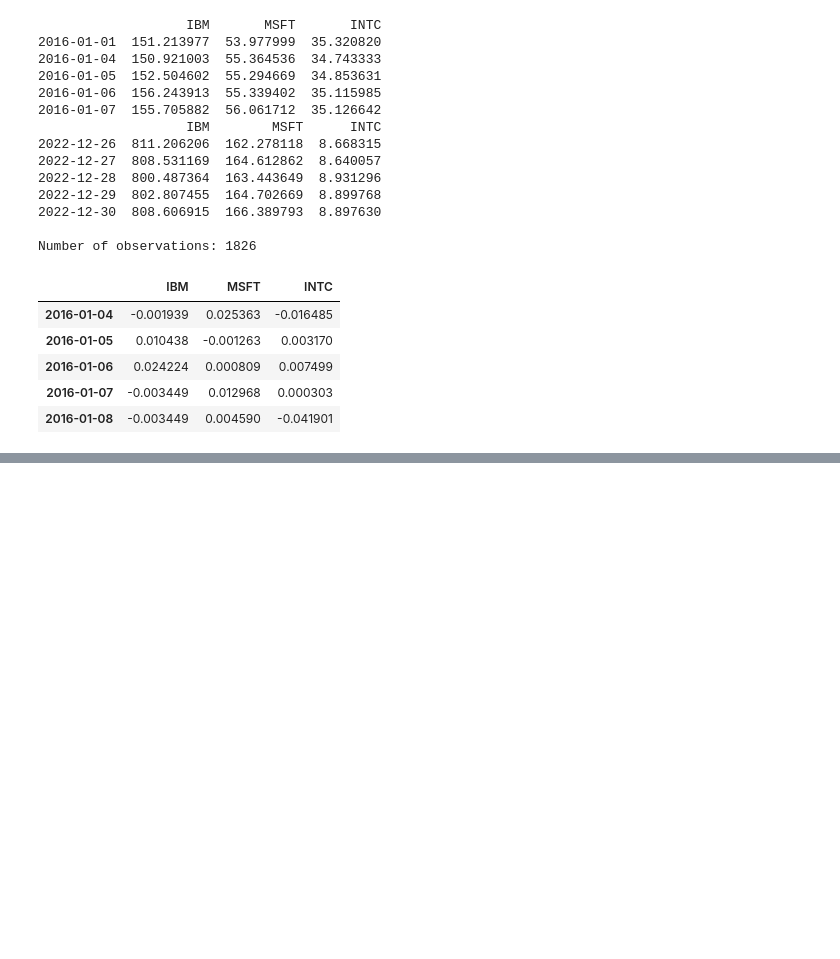
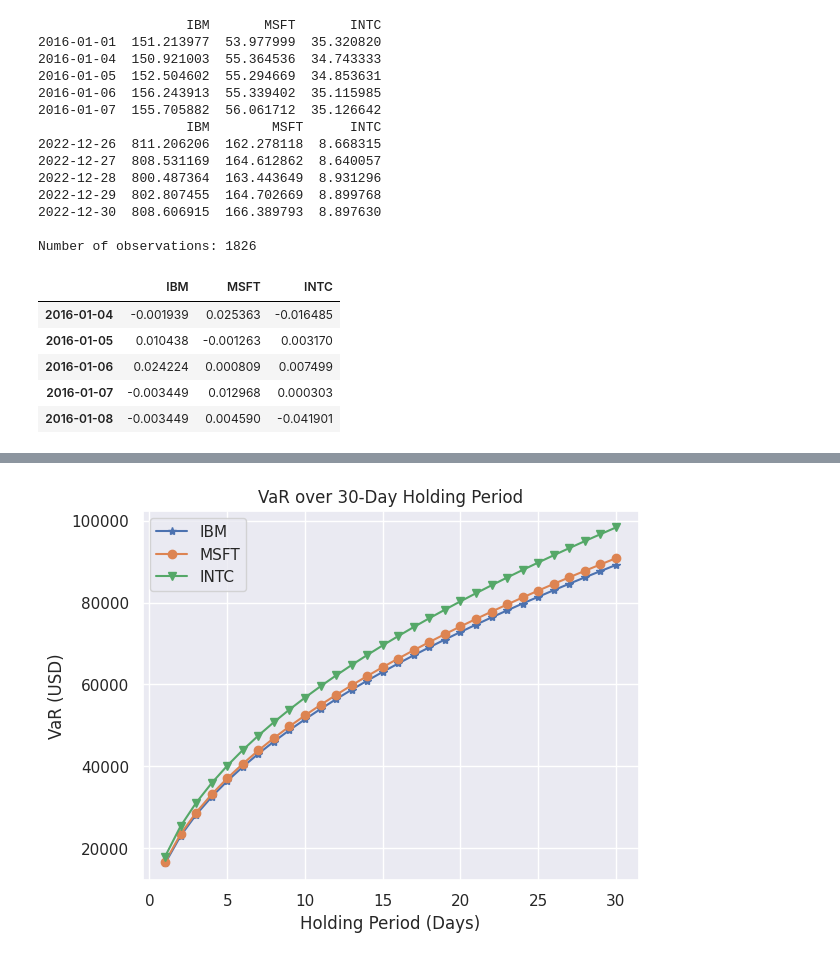
Before and after one commit to rifat01-rahman/Timse_Series_forecasting-, a Jupyter notebook: Chapter_1_Fundamentals_of_Risk_Management.ipynb, the cells around one changed output, grey strips where cells are left out. Saved outputs shown, nothing was run; the diff lists cells and outputs as text; code cells hidden in the pictures; blank space fills up the shorter version.

```diff
--- a/Chapter_1_Fundamentals_of_Risk_Management.ipynb
+++ b/Chapter_1_Fundamentals_of_Risk_Management.ipynb
@@ -2629,0 +2723,75 @@ stocks_returns.head( )
+# %%
+
+
+# --------------------------------------------------
+# 1. Set the time horizon
+# --------------------------------------------------
+
+time_horizon = 30
+
+
+# --------------------------------------------------
+# 2. Calculate VaR for each holding period
+# --------------------------------------------------
+
+var_horizon = []
+
+for stock_var in VaR_param:
+
+    for day in range(1, time_horizon + 1):
+
+        # Square-root-of-time rule
+        var = stock_var * np.sqrt(day)
+
+        var_horizon.append(var)
+
+
+# --------------------------------------------------
+# 3. Separate VaR values for each stock
+# --------------------------------------------------
+
+var_ibm = var_horizon[0:30]
+
+var_msft = var_horizon[30:60]
+
+var_intc = var_horizon[60:90]
+
+
+# --------------------------------------------------
+# 4. Plot VaR over 30 days
+# --------------------------------------------------
+
+plt.plot(
+    range(1, time_horizon + 1),
+    var_ibm,
+    marker='*',
+    label='IBM'
+)
+
+plt.plot(
+    range(1, time_horizon + 1),
+    var_msft,
+    marker='o',
+    label='MSFT'
+)
+
+plt.plot(
+    range(1, time_horizon + 1),
+    var_intc,
+    marker='v',
+    label='INTC'
+)
+
+
+# --------------------------------------------------
+# 5. Add labels and title
+# --------------------------------------------------
+
+plt.xlabel("Holding Period (Days)")
+plt.ylabel("VaR (USD)")
+plt.title("VaR over 30-Day Holding Period")
+
+plt.legend()
+plt.show()
+# %% [output]
+[figure, added]
```
Also changed, not shown: parts of 5 cells of this notebook.
